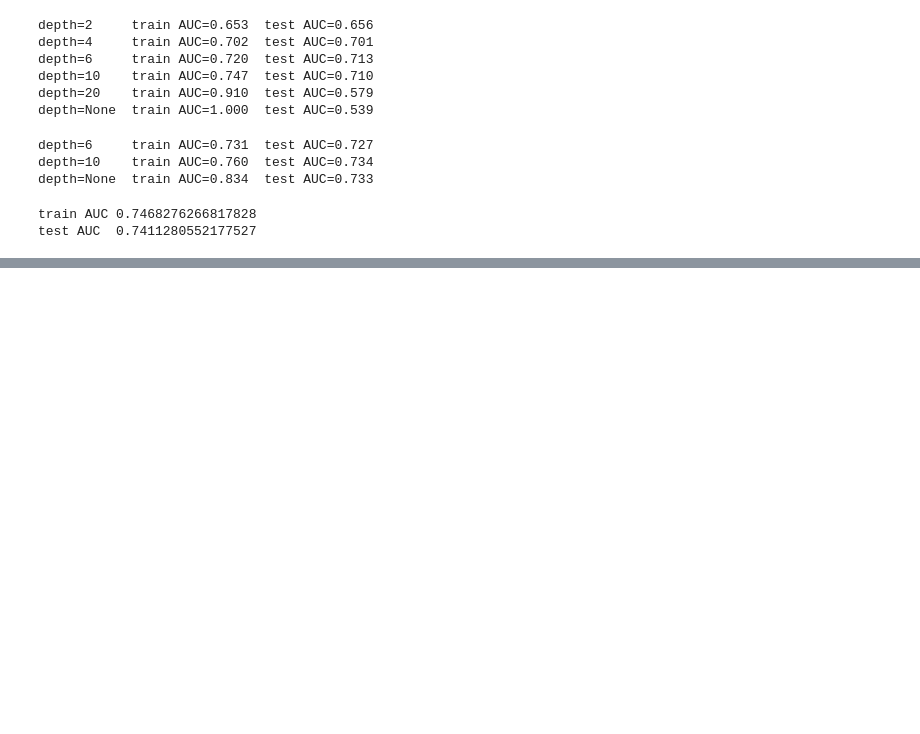
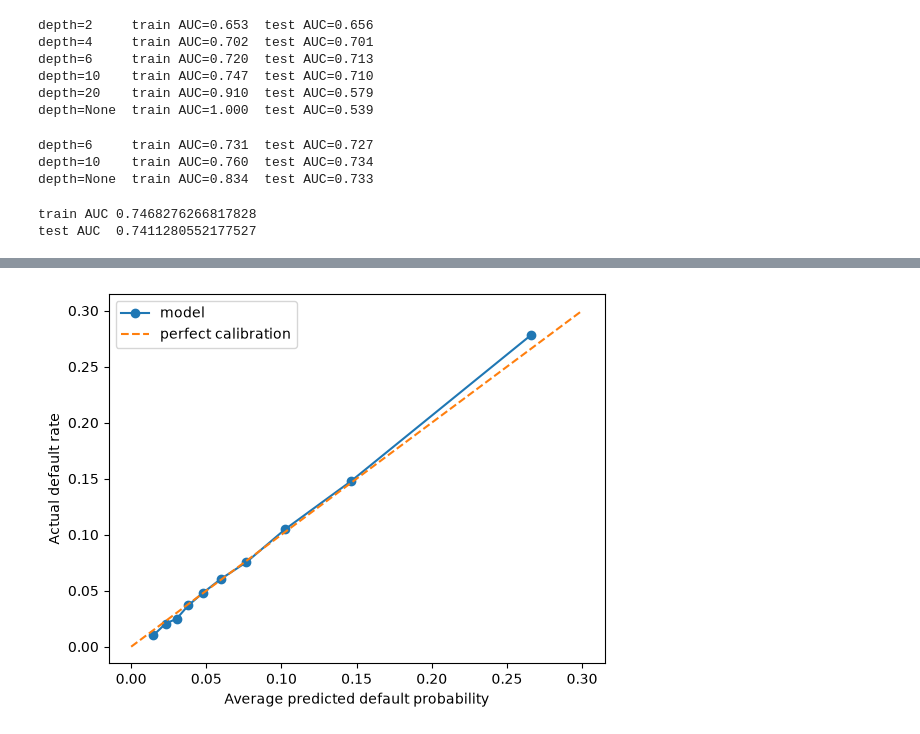
Before and after one commit to vedantxn/credit-risk-model, a Jupyter notebook: notebooks/02_baseline_models.ipynb, the cells around one changed output, grey strips where cells are left out. Saved outputs shown, nothing was run; the diff lists cells and outputs as text; code cells hidden in the pictures; blank space fills up the shorter version.

Commit message:
feat: add model training pipeline, feature engineering modules, and final evaluation notebook

```diff
--- a/notebooks/02_baseline_models.ipynb
+++ b/notebooks/02_baseline_models.ipynb
@@ -201,0 +249,7 @@ test AUC  0.7411280552177527
+# %%
+xgb2 = XGBClassifier(n_estimators=300, max_depth=3, learning_rate=0.05,
+                     subsample=0.8, colsample_bytree=0.8, enable_categorical=True,
+                     eval_metric="auc", n_jobs=-1, random_state=42)
+xgb2.fit(X_train2, y_train)
+print("train AUC", roc_auc_score(y_train, xgb2.predict_proba(X_train2)[:, 1]))
+print("test AUC ", roc_auc_score(y_test, xgb2.predict_proba(X_test2)[:, 1]))
@@ -201,0 +286,9 @@ test AUC  0.7411280552177527
+# %%
+from sklearn.metrics import average_precision_score, log_loss
+
+p2 = xgb2.predict_proba(X_test2)[:, 1]
+base = np.full(len(y_test), y_train.mean())     # "8.07% for everyone"
+
+print("ROC-AUC :", round(roc_auc_score(y_test, p2), 4))
+print("PR-AUC  :", round(average_precision_score(y_test, p2), 4), "  random ≈", round(y_test.mean(), 4))
+print("log loss:", round(log_loss(y_test, p2), 4), "  no-feature baseline:", round(log_loss(y_test, base), 4))
@@ -201,0 +299,8 @@ test AUC  0.7411280552177527
+# %%
+cal = pd.DataFrame({"predicted": p2, "actual": y_test.values})
+cal["decile"] = pd.qcut(cal["predicted"], 10, labels=False) + 1      # 1 = safest, 10 = riskiest
+
+table = cal.groupby("decile").agg(avg_predicted=("predicted", "mean"),
+                                  actual_rate=("actual", "mean"),
+                                  applicants=("actual", "size"))
+table.round(3)
@@ -201,0 +320,11 @@ test AUC  0.7411280552177527
+# %%
+import matplotlib.pyplot as plt
+
+plt.plot(table["avg_predicted"], table["actual_rate"], "o-", label="model")
+plt.plot([0, 0.3], [0, 0.3], "--", label="perfect calibration")
+plt.xlabel("Average predicted default probability")
+plt.ylabel("Actual default rate")
+plt.legend()
+plt.show()
+# %% [output]
+[figure, added]
```
Also changed, not shown: parts of 8 cells of this notebook, 6 other files.
